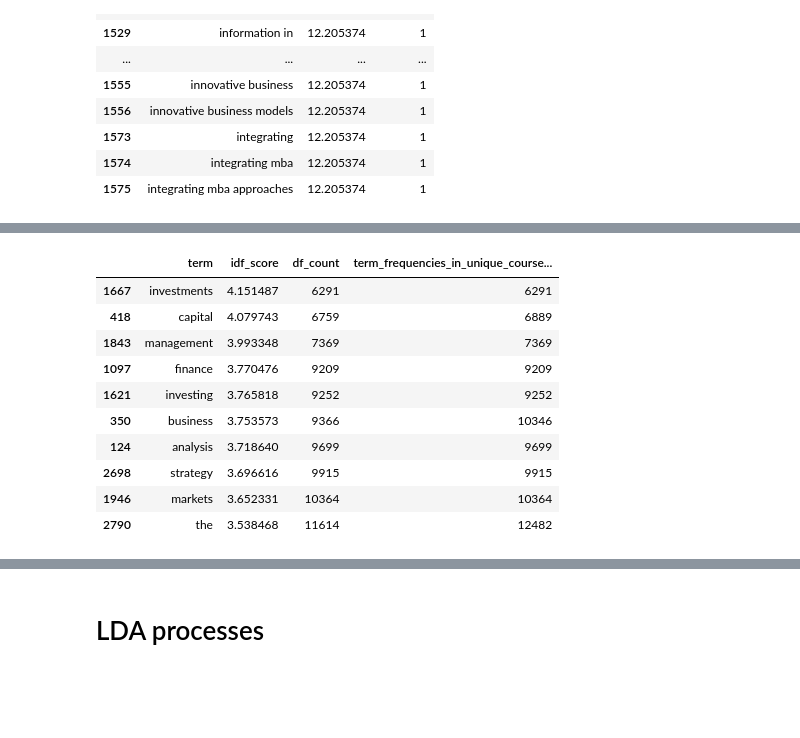
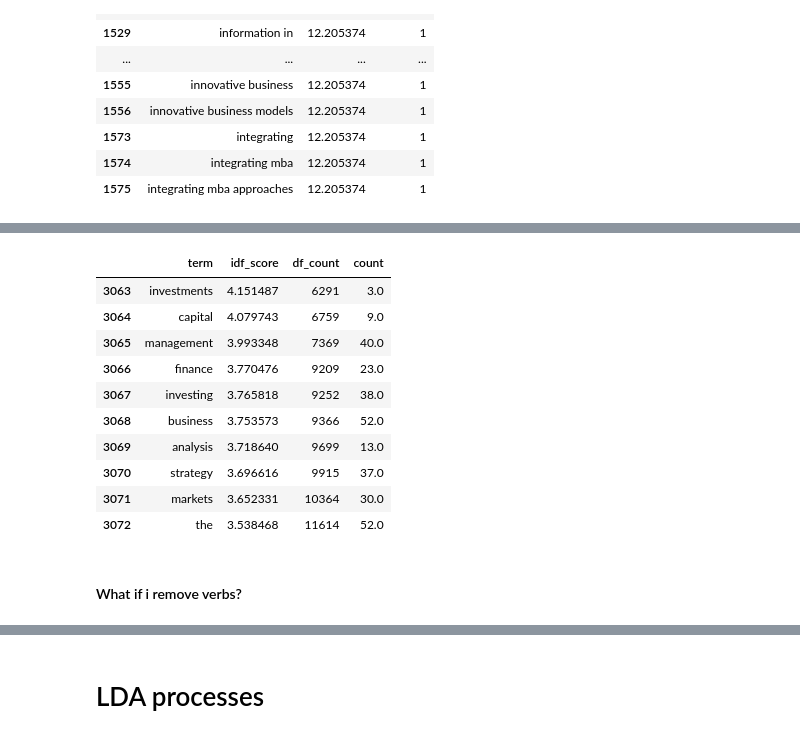
Before and after one commit to dyuthiii/CBS-Github-DND, a Jupyter notebook: Student Cluster Analysis and LDA-20250714T173604Z-1-001/Student Cluster Analysis and LDA/Student Cluster Analysis GDrive/NLP_LDA_coursenames_colab.ipynb, the cells around one changed output, grey strips where cells are left out. Saved outputs shown, nothing was run; the diff lists cells and outputs as text; code cells hidden in the pictures; blank space fills up the shorter version.

```diff
--- a/Student Cluster Analysis and LDA-20250714T173604Z-1-001/Student Cluster Analysis and LDA/Student Cluster Analysis GDrive/NLP_LDA_coursenames_colab.ipynb
+++ b/Student Cluster Analysis and LDA-20250714T173604Z-1-001/Student Cluster Analysis and LDA/Student Cluster Analysis GDrive/NLP_LDA_coursenames_colab.ipynb
@@ -340,0 +384,6 @@ idf_df.head(20)
+# %%
+import ast
+
+unique_subset['unigrams'] = unique_subset['unigrams'].apply(lambda x: ast.literal_eval(x) if isinstance(x, str) else x)
+unique_subset['bigrams'] = unique_subset['bigrams'].apply(lambda x: ast.literal_eval(x) if isinstance(x, str) else x)
+unique_subset['trigrams'] = unique_subset['trigrams'].apply(lambda x: ast.literal_eval(x) if isinstance(x, str) else x)
@@ -340,0 +445,4 @@ idf_df.head(20)
+# %%
+# Step 3: Split combined n-grams into individual terms
+unique_subset['all_ngrams'] = unique_subset['all_ngrams'].apply(lambda x: [t.strip() for t in x.split(',') if t.strip()])
+unique_subset.head()
@@ -340,0 +464,9 @@ idf_df.head(20)
+# %%
+
+# Step 4: Flatten into a single list of terms
+all_terms = [term for terms_list in unique_subset['all_ngrams'] for term in terms_list]
+
+# Step 5: Count term occurrences
+term_counts = pd.Series(all_terms).value_counts().reset_index()
+term_counts.columns = ['term', 'count']
+term_counts.head()
@@ -340,0 +489,4 @@ idf_df.head(20)
+# %%
+# Step 6: Merge counts back into your idf_df
+idf_with_counts = idf_df.merge(term_counts, on='term', how='left')
+idf_with_counts.head()
@@ -341,14 +500,14 @@ idf_df.head(20)
 # %%
-idf_df.tail(10)
+idf_with_counts.tail(10)
 # %% [output]
-|  | term | idf_score | df_count | term_frequencies_in_unique_course... |
-| 1667 | investments | 4.151487 | 6291 | 6291 |
-| 418 | capital | 4.079743 | 6759 | 6889 |
-| 1843 | management | 3.993348 | 7369 | 7369 |
-| 1097 | finance | 3.770476 | 9209 | 9209 |
-| 1621 | investing | 3.765818 | 9252 | 9252 |
-| 350 | business | 3.753573 | 9366 | 10346 |
-| 124 | analysis | 3.718640 | 9699 | 9699 |
-| 2698 | strategy | 3.696616 | 9915 | 9915 |
-| 1946 | markets | 3.652331 | 10364 | 10364 |
-| 2790 | the | 3.538468 | 11614 | 12482 |
+|  | term | idf_score | df_count | count |
+| 3063 | investments | 4.151487 | 6291 | 3.0 |
+| 3064 | capital | 4.079743 | 6759 | 9.0 |
+| 3065 | management | 3.993348 | 7369 | 40.0 |
+| 3066 | finance | 3.770476 | 9209 | 23.0 |
+| 3067 | investing | 3.765818 | 9252 | 38.0 |
+| 3068 | business | 3.753573 | 9366 | 52.0 |
+| 3069 | analysis | 3.718640 | 9699 | 13.0 |
+| 3070 | strategy | 3.696616 | 9915 | 37.0 |
+| 3071 | markets | 3.652331 | 10364 | 30.0 |
+| 3072 | the | 3.538468 | 11614 | 52.0 |
@@ -357,0 +517,2 @@ idf_df.to_csv("idf_scores_ngrams.csv", index=False)
+# %% [markdown]
+#### What if i remove verbs?
```
Also changed, not shown: parts of 38 cells of this notebook, 2 other files.
